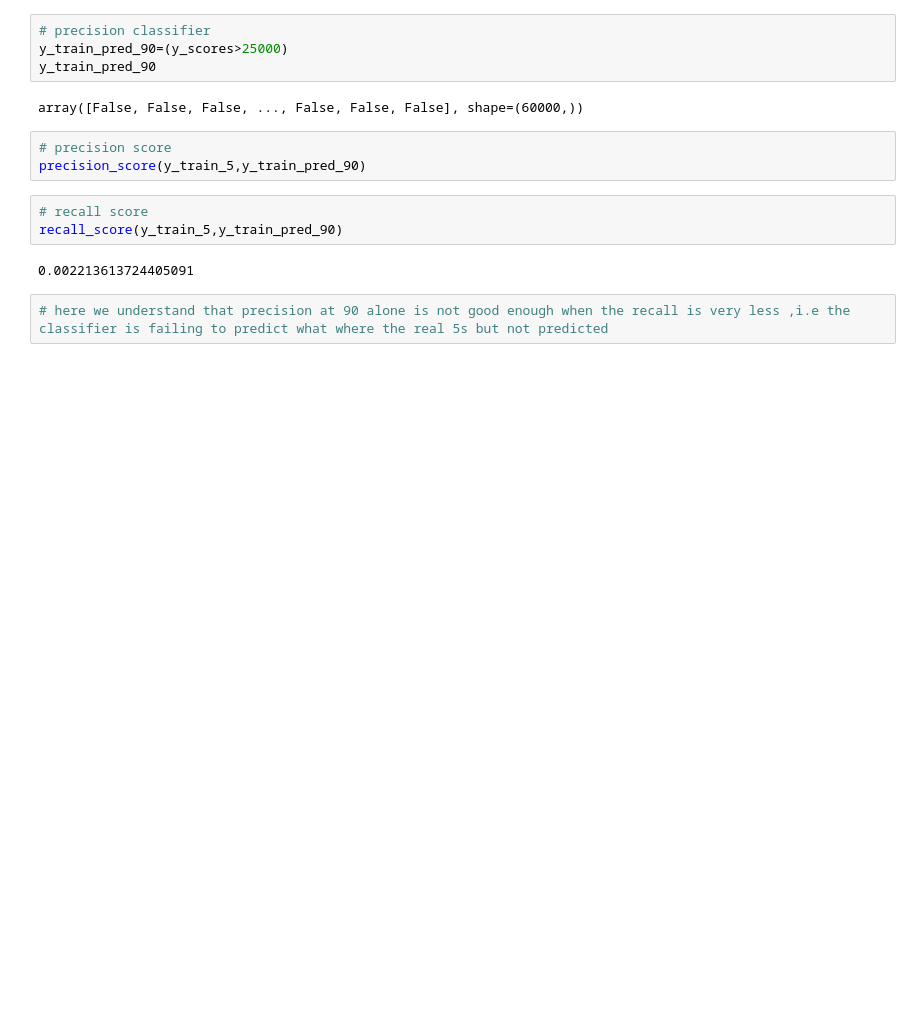
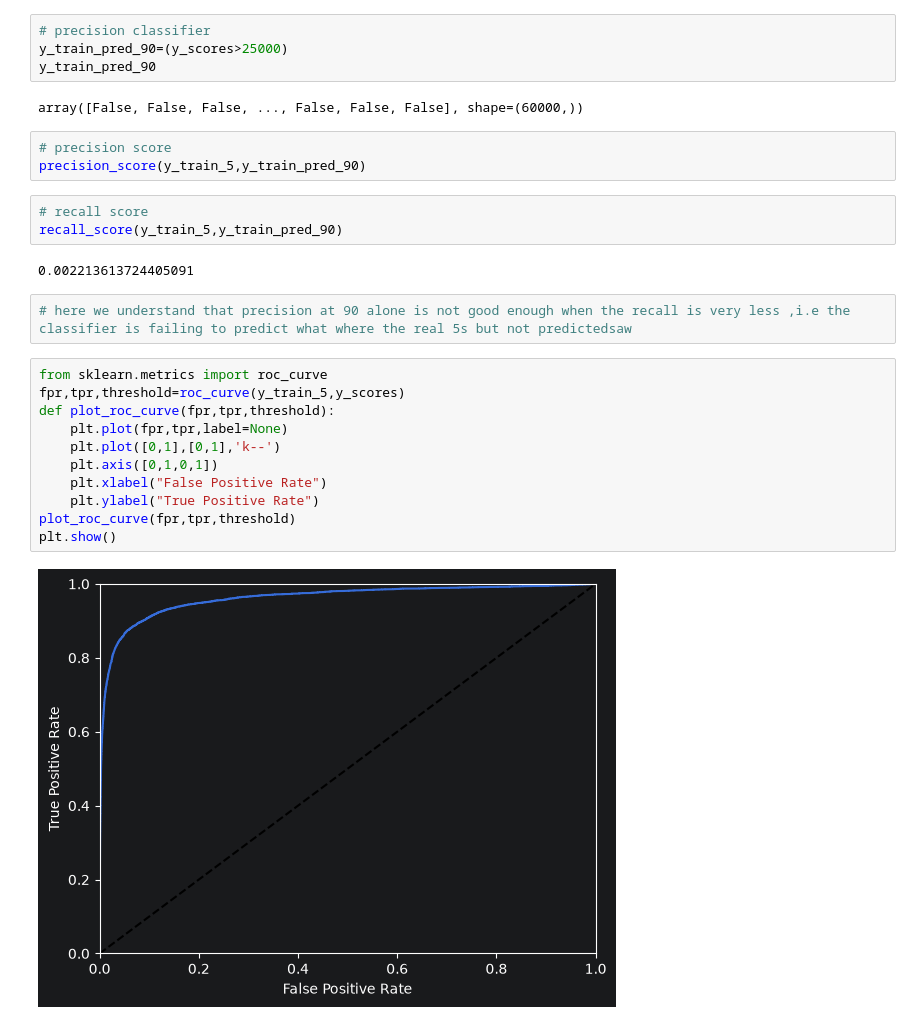
Before and after one commit to atharvapaudwal2006-collab/AIML_oreilly, a Jupyter notebook: classifiaction/mnist.ipynb, the cells around one changed output. Cells and saved outputs as stored; diff of their text form; blank space fills up the shorter version.

Commit message:
started with roc curve

```diff
--- a/classifiaction/mnist.ipynb
+++ b/classifiaction/mnist.ipynb
@@ -210,4 +210,17 @@ recall_score(y_train_5,y_train_pred_90)
 # %% [output]
 0.002213613724405091
 # %%
-# here we understand that precision at 90 alone is not good enough when the recall is very less ,i.e the classifier is failing to predict what where the real 5s but not predicted
+# here we understand that precision at 90 alone is not good enough when the recall is very less ,i.e the classifier is failing to predict what where the real 5s but not predictedsaw
+# %%
+from sklearn.metrics import roc_curve
+fpr,tpr,threshold=roc_curve(y_train_5,y_scores)
+def plot_roc_curve(fpr,tpr,threshold):
+    plt.plot(fpr,tpr,label=None)
+    plt.plot([0,1],[0,1],'k--')
+    plt.axis([0,1,0,1])
+    plt.xlabel("False Positive Rate")
+    plt.ylabel("True Positive Rate")
+plot_roc_curve(fpr,tpr,threshold)
+plt.show()
+# %% [output]
+[figure, added]
```
